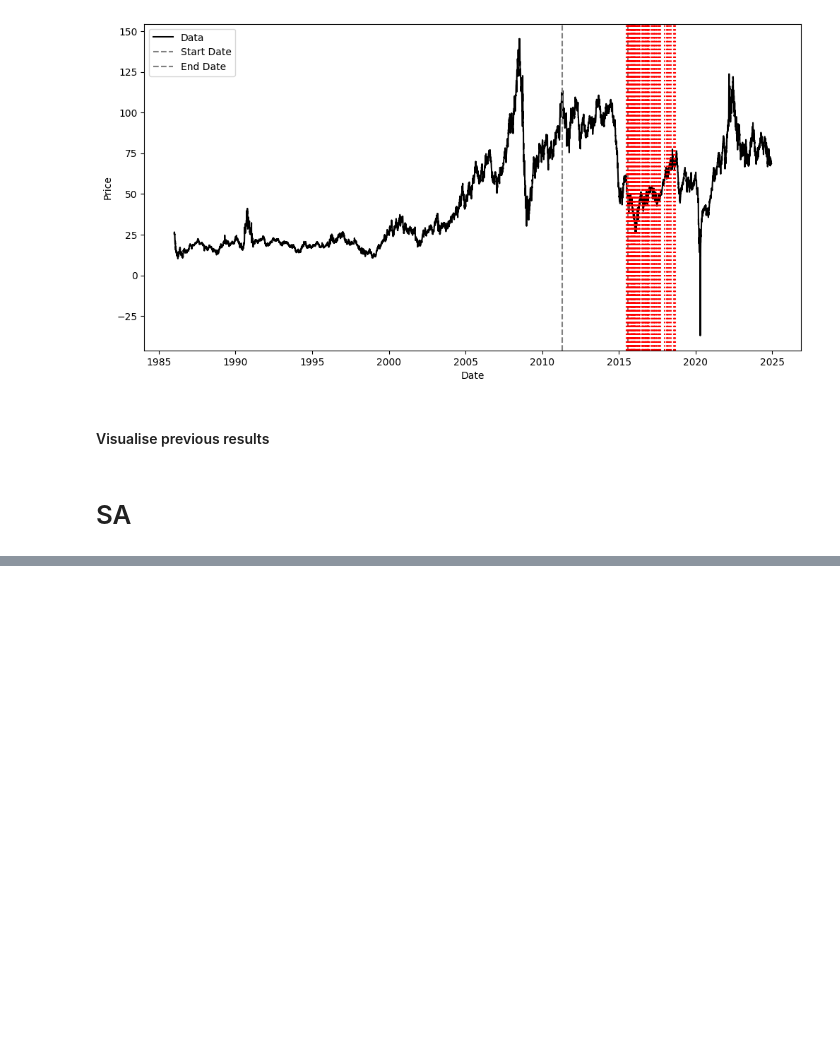
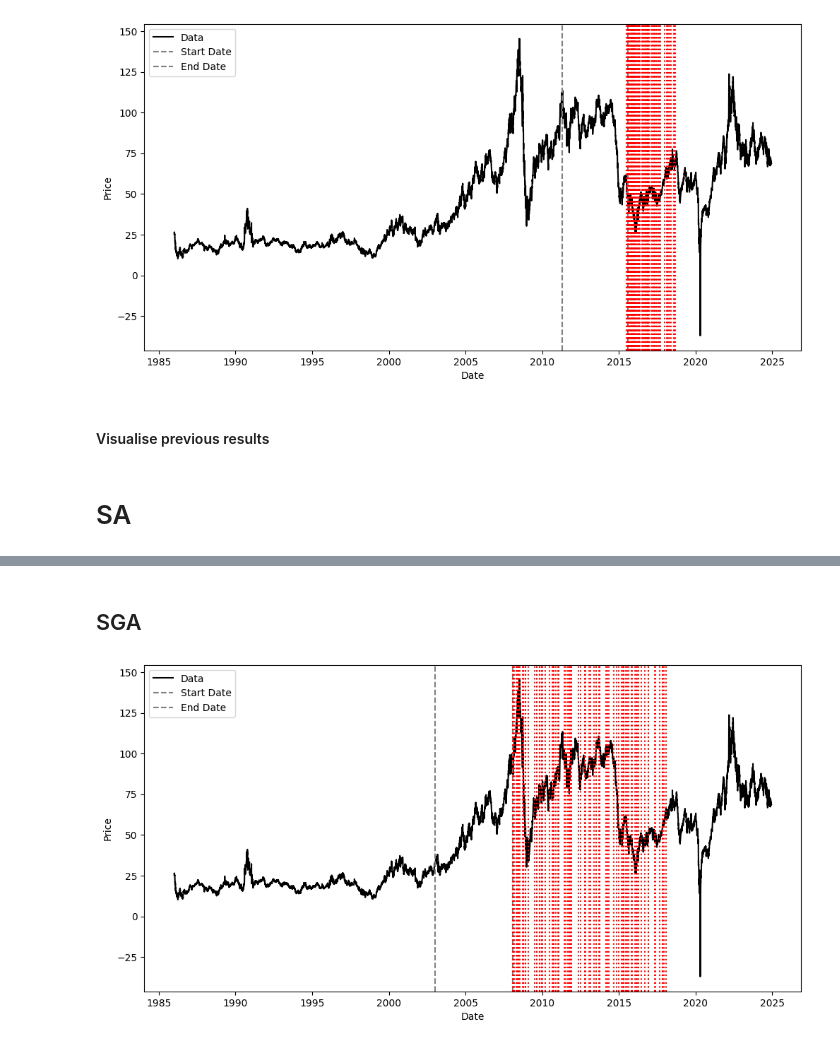
Before and after one commit to baptistedfr/Predicting-Oil-Price-Turning-Points, a Jupyter notebook: framework_use.ipynb, the cells around one changed output, grey strips where cells are left out. Drawn from its saved outputs; the diff is of its cells as text; code cells hidden in the pictures; blank space fills up the shorter version.

```diff
--- a/framework_use.ipynb
+++ b/framework_use.ipynb
@@ -141,0 +162,15 @@ Running process for Set 3 from 29/04/2011 to 01/08/2015
+# %% [markdown]
+## SGA
+# %%
+fw = Framework("daily")
+# On renseigne les dates du sample et l'optimiseur à utiliser
+optimizer = SGA('daily')
+fw.process("04/01/2003", "04/02/2008", optimizer)
+# On peut save en json nos résultats pour les réutiliser plus tard
+fw.save_results(fw.results, "results/results-2003_2008_try_SGA.json")
+# On check la significativité des résultats
+fw.analyze()
+# On peut visualiser les résultats finaux
+fw.visualize()
+# %% [output]
+[figure, added]
```
Also changed, not shown: parts of 6 cells of this notebook, 23 other files.
